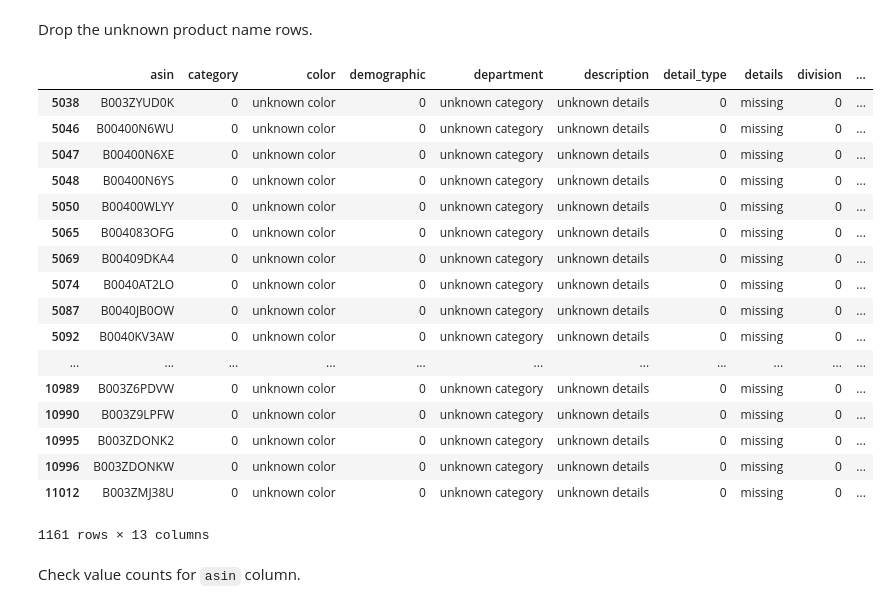
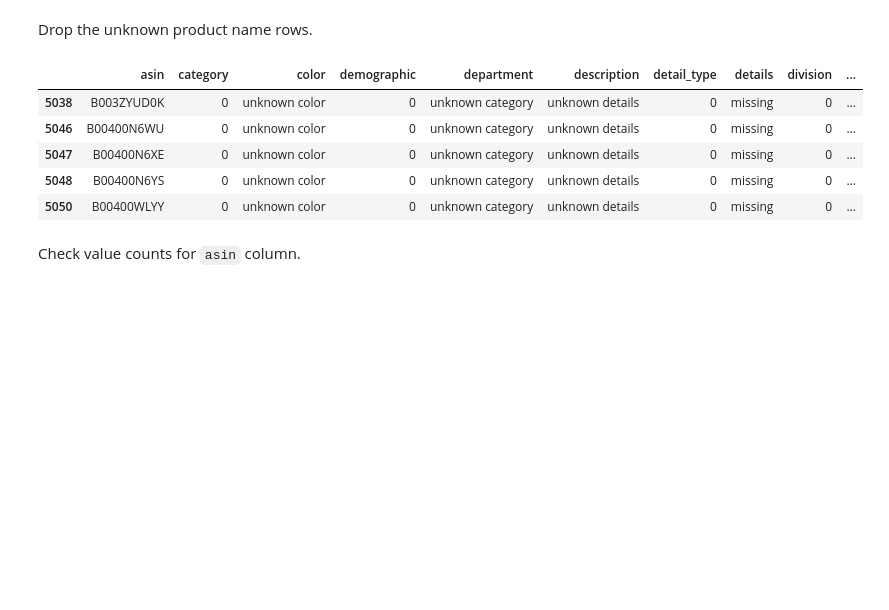
Before and after one commit to rachelkoenig10/recommender-system-capstone, a Jupyter notebook: 3_EDA-and-concatonate-scrapes.ipynb, the cells around one changed output. Saved outputs shown, nothing was run; the diff lists cells and outputs as text; code cells hidden in the pictures; blank space fills up the shorter version.

```diff
--- a/3_EDA-and-concatonate-scrapes.ipynb
+++ b/3_EDA-and-concatonate-scrapes.ipynb
@@ -399,26 +388,14 @@ Name: name, Length: 15244, dtype: int64
 # %% [markdown]
 Drop the unknown product name rows.
 # %%
-final_df[final_df['name'] == 'unknown product name']
+final_df[final_df['name'] == 'unknown product name'].head()
 # %% [output]
 |  | asin | category | color | demographic | department | description | detail_type | details | division | ... |
 | 5038 | B003ZYUD0K | 0 | unknown color | 0 | unknown category | unknown details | 0 | missing | 0 | ... |
 | 5046 | B00400N6WU | 0 | unknown color | 0 | unknown category | unknown details | 0 | missing | 0 | ... |
 | 5047 | B00400N6XE | 0 | unknown color | 0 | unknown category | unknown details | 0 | missing | 0 | ... |
 | 5048 | B00400N6YS | 0 | unknown color | 0 | unknown category | unknown details | 0 | missing | 0 | ... |
 | 5050 | B00400WLYY | 0 | unknown color | 0 | unknown category | unknown details | 0 | missing | 0 | ... |
-| 5065 | B004083OFG | 0 | unknown color | 0 | unknown category | unknown details | 0 | missing | 0 | ... |
-| 5069 | B00409DKA4 | 0 | unknown color | 0 | unknown category | unknown details | 0 | missing | 0 | ... |
-| 5074 | B0040AT2LO | 0 | unknown color | 0 | unknown category | unknown details | 0 | missing | 0 | ... |
-| 5087 | B0040JB0OW | 0 | unknown color | 0 | unknown category | unknown details | 0 | missing | 0 | ... |
-| 5092 | B0040KV3AW | 0 | unknown color | 0 | unknown category | unknown details | 0 | missing | 0 | ... |
-| ... | ... | ... | ... | ... | ... | ... | ... | ... | ... | ... |
-| 10989 | B003Z6PDVW | 0 | unknown color | 0 | unknown category | unknown details | 0 | missing | 0 | ... |
-| 10990 | B003Z9LPFW | 0 | unknown color | 0 | unknown category | unknown details | 0 | missing | 0 | ... |
-| 10995 | B003ZDONK2 | 0 | unknown color | 0 | unknown category | unknown details | 0 | missing | 0 | ... |
-| 10996 | B003ZDONKW | 0 | unknown color | 0 | unknown category | unknown details | 0 | missing | 0 | ... |
-| 11012 | B003ZMJ38U | 0 | unknown color | 0 | unknown category | unknown details | 0 | missing | 0 | ... |
-1161 rows × 13 columns
 # %% [markdown]
 Check value counts for `asin` column.
 # %%
```
Also changed, not shown: parts of 4 cells of this notebook, 20 other files.
